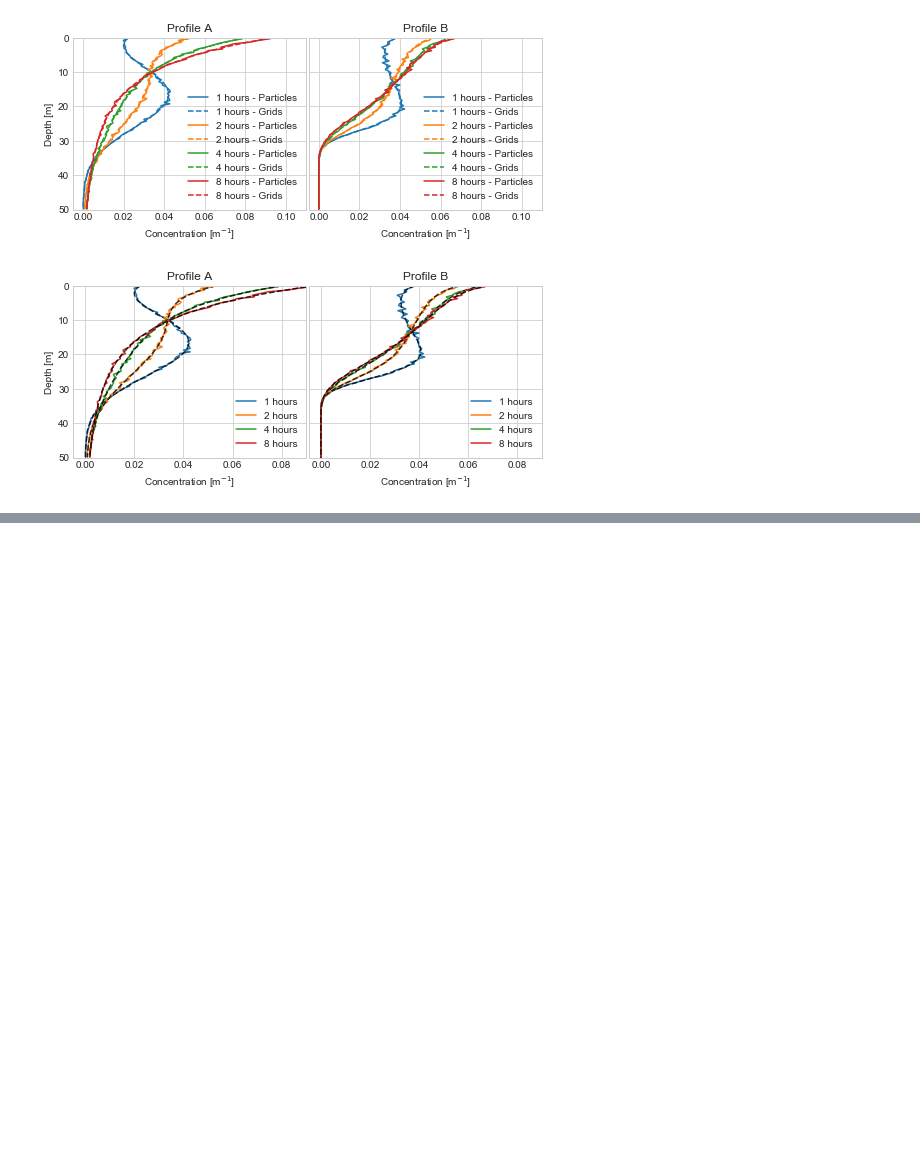
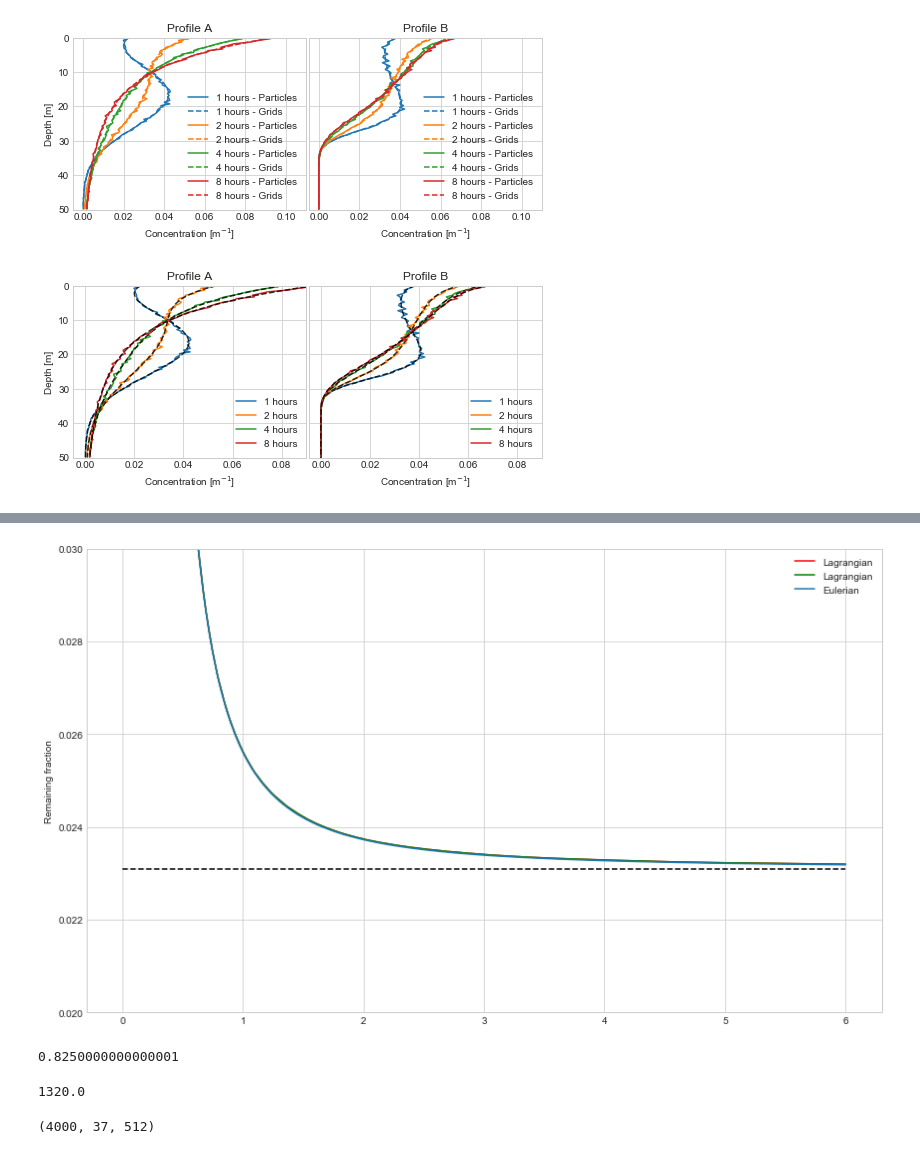
Before and after one commit to nordam/Eulerian-and-Lagrangian-methods, a Jupyter notebook: notebooks/ComparisonPlots.ipynb, the cells around one changed output, grey strips where cells are left out. Drawn from its saved outputs; the diff is of its cells as text; code cells hidden in the pictures; blank space fills up the shorter version.

```diff
--- a/notebooks/ComparisonPlots.ipynb
+++ b/notebooks/ComparisonPlots.ipynb
@@ -128,0 +249,57 @@ plt.savefig('concentration_profiles_comparison_case1.pdf')
+# %%
+fig = plt.figure(figsize = (12,7))
+
+Np = 100000
+dt = 10
+
+for i in range(100):
+    if i == 0:
+        CpA = np.load(f'../../data/Case2_K_A_Lagrangian_concentration_Np={Np}_dt={dt}_{i:04}.npy')
+        CpB = np.load(f'../../data/Case2_K_B_Lagrangian_concentration_Np={Np}_dt={dt}_{i:04}.npy')
+    else:
+        CpA += np.load(f'../../data/Case2_K_A_Lagrangian_concentration_Np={Np}_dt={dt}_{i:04}.npy')
+        CpB += np.load(f'../../data/Case2_K_B_Lagrangian_concentration_Np={Np}_dt={dt}_{i:04}.npy')
+    # Number of grid cells and timesteps
+    Nt_part, Nz_part = CpA.shape
+    # Time values
+    times_part = np.linspace(0, Tmax_part, Nt_part)
+
+plt.plot(times_part / 3600, np.sum(CpA/Np, axis = 1)/100, c = 'r', label = 'Lagrangian')
+
+Np = 100000
+dt = 10
+
+for i in range(100):
+    if i == 0:
+        CpA = np.load(f'../../data/Case2_K_A_Lagrangian_concentration_Np={Np}_dt={dt}_{i:04}.npy')
+        CpB = np.load(f'../../data/Case2_K_B_Lagrangian_concentration_Np={Np}_dt={dt}_{i:04}.npy')
+    else:
+        CpA += np.load(f'../../data/Case2_K_A_Lagrangian_concentration_Np={Np}_dt={dt}_{i:04}.npy')
+        CpB += np.load(f'../../data/Case2_K_B_Lagrangian_concentration_Np={Np}_dt={dt}_{i:04}.npy')
+    # Number of grid cells and timesteps
+    Nt_part, Nz_part = CpA.shape
+    # Time values
+    times_part = np.linspace(0, Tmax_part, Nt_part)
+
+plt.plot(times_part / 3600, np.sum(CpA/Np, axis = 1)/100, c = 'g', label = 'Lagrangian')
+
+plt.plot(times_grid / 3600, dz_grid*np.sum(CgA, axis = 0), label = 'Eulerian')
+plt.plot(times_grid / 3600, (1-0.9768992327901018)*np.ones_like(times_grid), '--', c = 'k')
+plt.ylabel('Remaining fraction')
+plt.ylim(0.02, 0.03)
+plt.legend()
+plt.tight_layout()
+# %% [output]
+[figure, added]
+# %%
+(50 / 2000) * 0.33 / 0.01
+# %% [output]
+0.8250000000000001
+# %%
+0.33 * 100 / (50 / 2000)
+# %% [output]
+1320.0
+# %%
+C.shape
+# %% [output]
+(4000, 37, 512)
```
Also changed, not shown: parts of 33 cells of this notebook, 3 other files.
